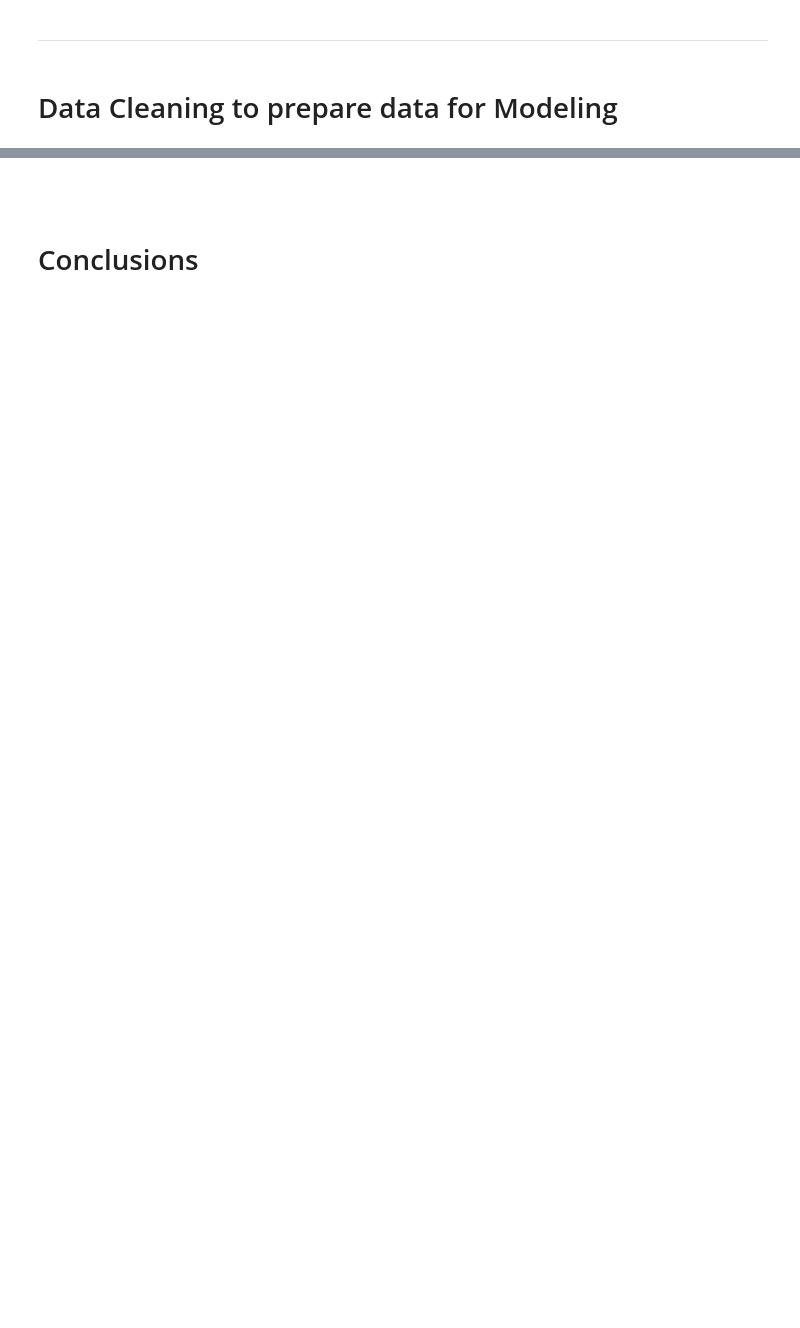
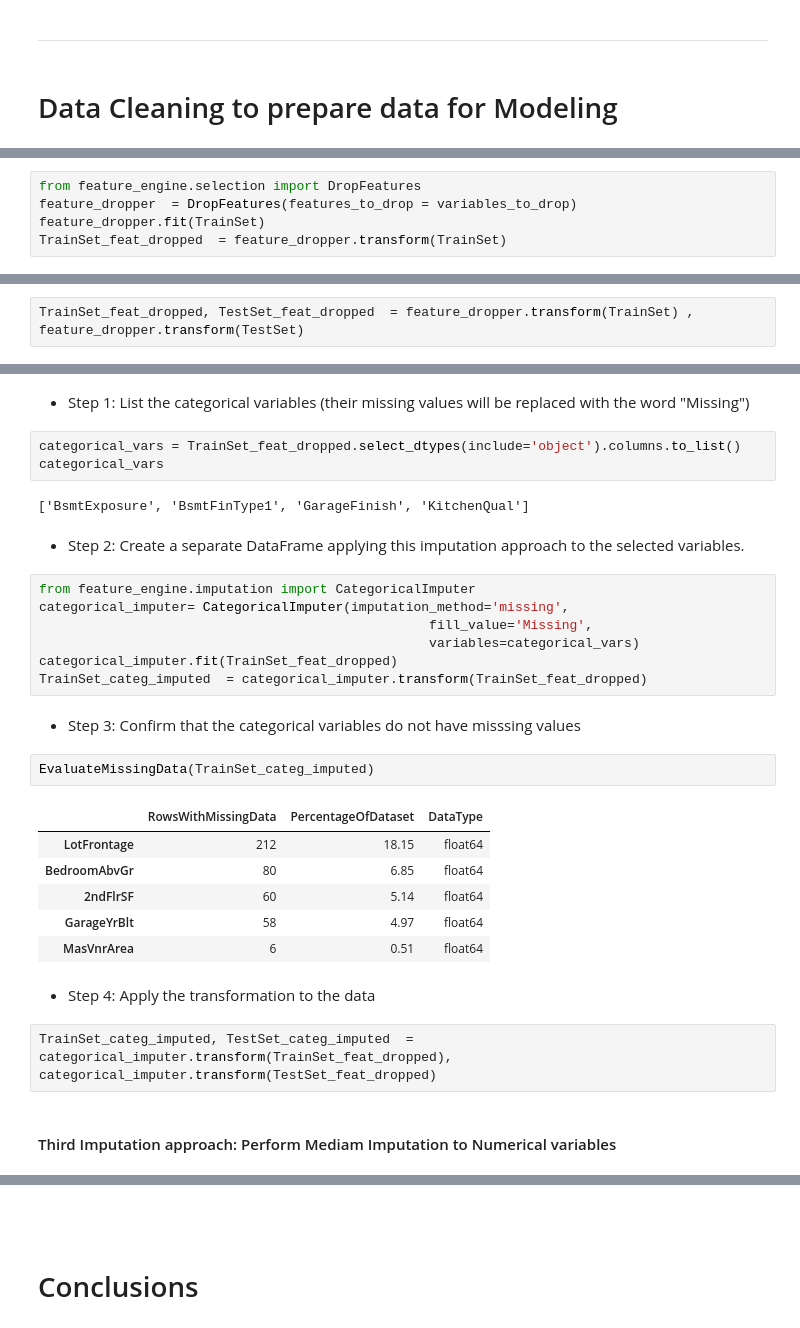
Before and after one commit to ParedesGab/PP5-heritage-housing-issues, a Jupyter notebook: jupyter_notebooks/3-DataCleaning.ipynb, the cells around one changed output, grey strips where cells are left out. Drawn from its saved outputs; the diff is of its cells as text; blank space fills up the shorter version.

```diff
--- a/jupyter_notebooks/3-DataCleaning.ipynb
+++ b/jupyter_notebooks/3-DataCleaning.ipynb
@@ -564,0 +355,5 @@ fig.show()
+# %%
+from feature_engine.selection import DropFeatures
+feature_dropper  = DropFeatures(features_to_drop = variables_to_drop)
+feature_dropper.fit(TrainSet)
+TrainSet_feat_dropped  = feature_dropper.transform(TrainSet)
@@ -564,0 +364,2 @@ fig.show()
+# %%
+TrainSet_feat_dropped, TestSet_feat_dropped  = feature_dropper.transform(TrainSet) , feature_dropper.transform(TestSet)
@@ -564,0 +368,33 @@ fig.show()
+# %% [markdown]
+* Step 1: List the categorical variables (their missing values will be replaced with the word "Missing")
+# %%
+categorical_vars = TrainSet_feat_dropped.select_dtypes(include='object').columns.to_list()
+categorical_vars
+# %% [output]
+['BsmtExposure', 'BsmtFinType1', 'GarageFinish', 'KitchenQual']
+# %% [markdown]
+* Step 2: Create a separate DataFrame applying this imputation approach to the selected variables.
+# %%
+from feature_engine.imputation import CategoricalImputer
+categorical_imputer= CategoricalImputer(imputation_method='missing',
+                                                  fill_value='Missing',
+                                                  variables=categorical_vars)
+categorical_imputer.fit(TrainSet_feat_dropped)
+TrainSet_categ_imputed  = categorical_imputer.transform(TrainSet_feat_dropped)
+# %% [markdown]
+* Step 3: Confirm that the categorical variables do not have misssing values
+# %%
+EvaluateMissingData(TrainSet_categ_imputed)
+# %% [output]
+|  | RowsWithMissingData | PercentageOfDataset | DataType |
+| LotFrontage | 212 | 18.15 | float64 |
+| BedroomAbvGr | 80 | 6.85 | float64 |
+| 2ndFlrSF | 60 | 5.14 | float64 |
+| GarageYrBlt | 58 | 4.97 | float64 |
+| MasVnrArea | 6 | 0.51 | float64 |
+# %% [markdown]
+* Step 4: Apply the transformation to the data
+# %%
+TrainSet_categ_imputed, TestSet_categ_imputed  = categorical_imputer.transform(TrainSet_feat_dropped), categorical_imputer.transform(TestSet_feat_dropped)
+# %% [markdown]
+#### Third Imputation approach: Perform Mediam Imputation to Numerical variables
```
Also changed, not shown: parts of 98 cells of this notebook, 2 other files.
